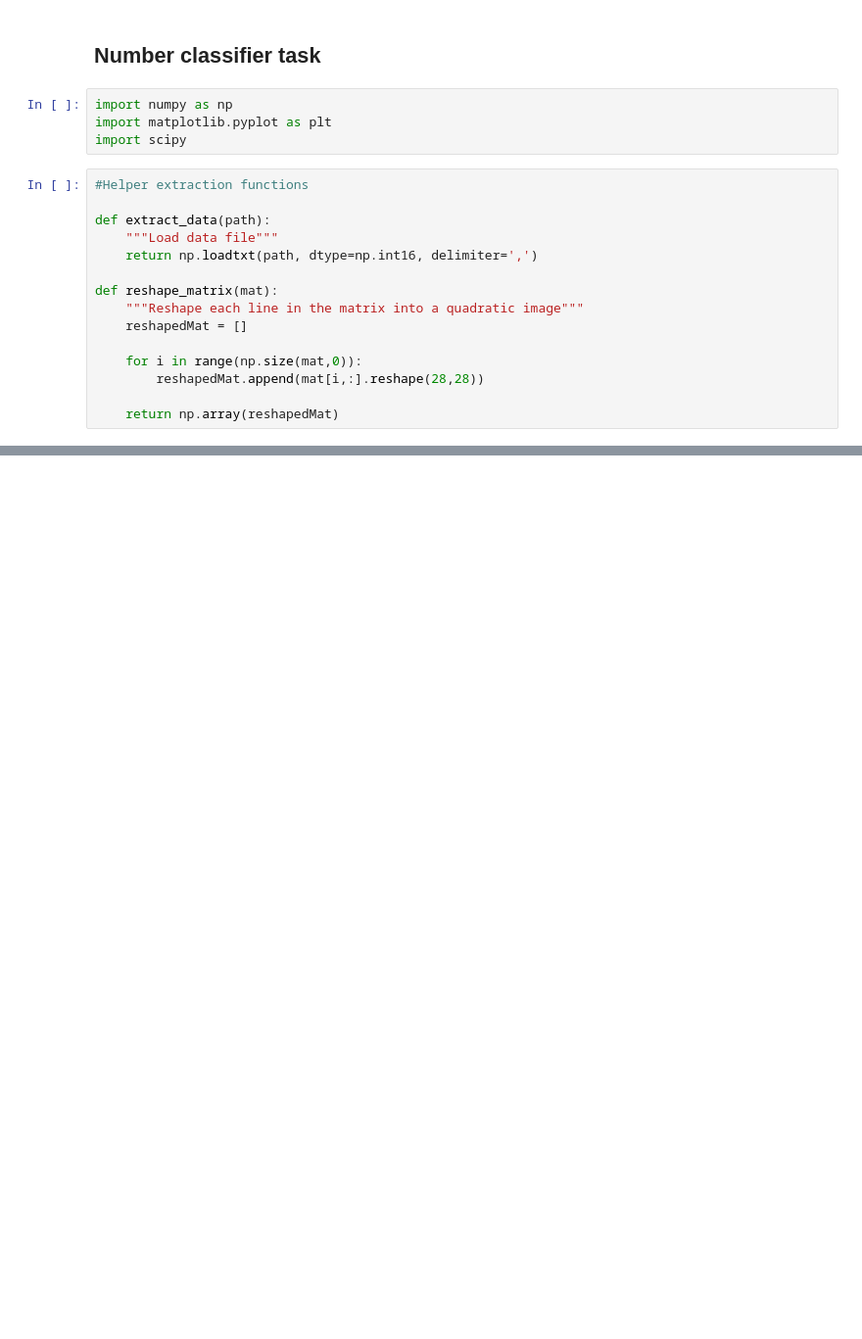
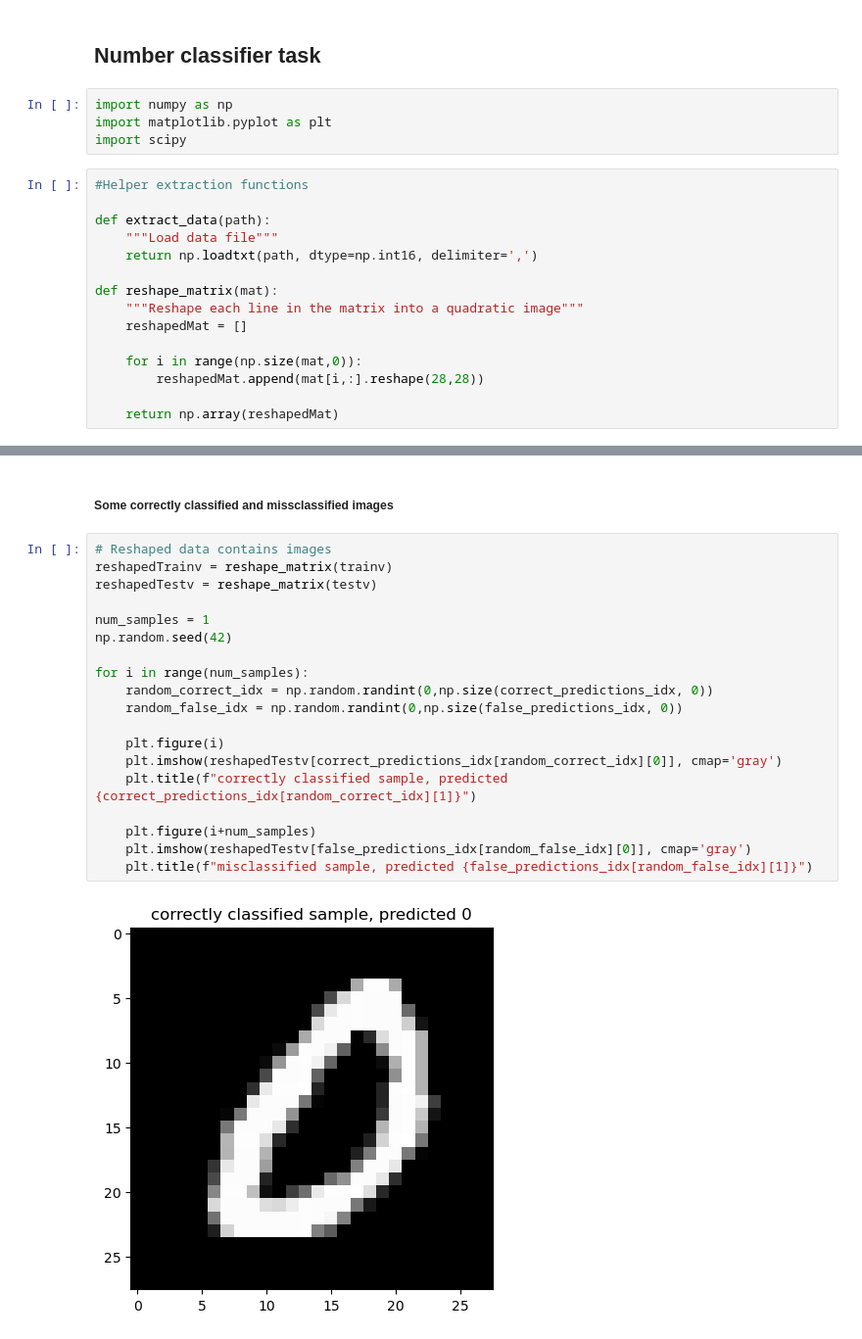
Before and after one commit to Martin-Ansteensen/TTT4275-Classification-project, a Jupyter notebook: Number_task/Numbers.ipynb, the cells around one changed output, grey strips where cells are left out. Shown at 98% size. Cells and saved outputs as stored; diff of their text form; blank space fills up the shorter version.

```diff
--- a/Number_task/Numbers.ipynb
+++ b/Number_task/Numbers.ipynb
@@ -121,0 +161,23 @@ np.savetxt("pred_no_cluster.txt", nn_idx, fmt="%.d")
+# %% [markdown]
+##### Some correctly classified and missclassified images
+# %%
+# Reshaped data contains images
+reshapedTrainv = reshape_matrix(trainv)
+reshapedTestv = reshape_matrix(testv)
+
+num_samples = 1
+np.random.seed(42)
+
+for i in range(num_samples):
+    random_correct_idx = np.random.randint(0,np.size(correct_predictions_idx, 0))
+    random_false_idx = np.random.randint(0,np.size(false_predictions_idx, 0))
+
+    plt.figure(i)
+    plt.imshow(reshapedTestv[correct_predictions_idx[random_correct_idx][0]], cmap='gray')
+    plt.title(f"correctly classified sample, predicted {correct_predictions_idx[random_correct_idx][1]}")
+
+    plt.figure(i+num_samples)
+    plt.imshow(reshapedTestv[false_predictions_idx[random_false_idx][0]], cmap='gray')
+    plt.title(f"misclassified sample, predicted {false_predictions_idx[random_false_idx][1]}")
+# %% [output]
+[figure, added]
```
Also changed, not shown: parts of 12 cells of this notebook, 1 other file.
